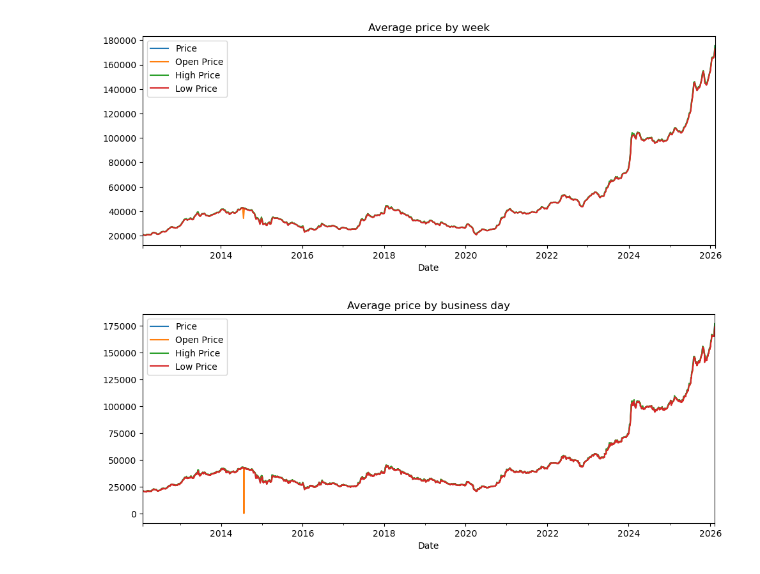
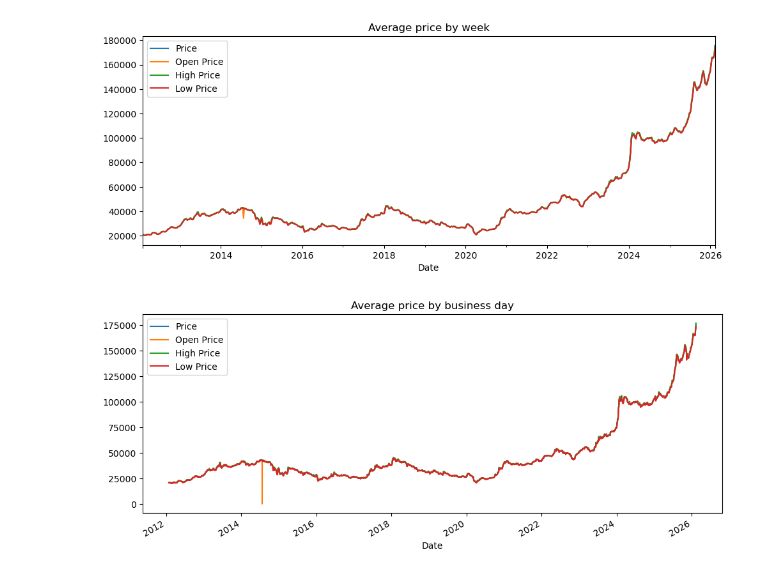
Before and after one commit to steve1-1269/Nigerian-Stock-Exchange-NGX-All-Share-Index, a Jupyter notebook: main.ipynb, the cells around one changed output. Cells and saved outputs as stored; diff of their text form; code cells hidden in the pictures.

```diff
--- a/main.ipynb
+++ b/main.ipynb
@@ -54,3 +49,5 @@ df.drop(columns='Vol.', inplace=True)
+# %%
+df=df.rename(columns={'Price': 'y'})
 # %%
 df.head()
 # %% [output]
@@ -62,7 +59,7 @@ df.head()
 | 2026-02-05 | 170,005.36 | 168,040.80 | 170,052.27 | 168,032.50 | 1.18% |
 | 2026-02-04 | 168,030.19 | 165,901.56 | 168,037.55 | 165,901.56 | 1.28% |
 # %%
-col= ['Price', 'Open', 'High', 'Low', ]
+col= ['y', 'Open', 'High', 'Low', ]
 for col in col:
   df[col]= df[col].str.replace(',','').astype('float64')
 # %%
@@ -131,5 +128,5 @@ df.dropna(inplace=True)
 # %%
-df.sort_values('Date', ascending=False, inplace=True)
+df.sort_values('Date', inplace=True)
 # %%
 df.head()
 # %% [output]
@@ -142,0 +140,2 @@ df.head()
+# %%
+df.index = pd.to_datetime(df.index)
@@ -195,16 +205,16 @@ plt.show()
 # %%
 plt.figure(figsize=(10,4))
 
-df.Price.resample('B').mean().plot(label= 'Price')
-df.Open.resample('B').mean().plot(label= 'Open Price')
-df.High.resample('B').mean().plot(label= 'High Price')
-df.Low.resample('B').mean().plot(label= 'Low Price')
+df.y.plot(label= 'Price')
+df.Open.plot(label= 'Open Price')
+df.High.plot(label= 'High Price')
+df.Low.plot(label= 'Low Price')
 
 plt.tight_layout()
 plt.legend()
 plt.title('Average price by business day')
 plt.show()
 # %% [output]
-[figure, old version]
+[figure, new version]
 # %%
 
```
Also changed, not shown: parts of 51 cells of this notebook.
